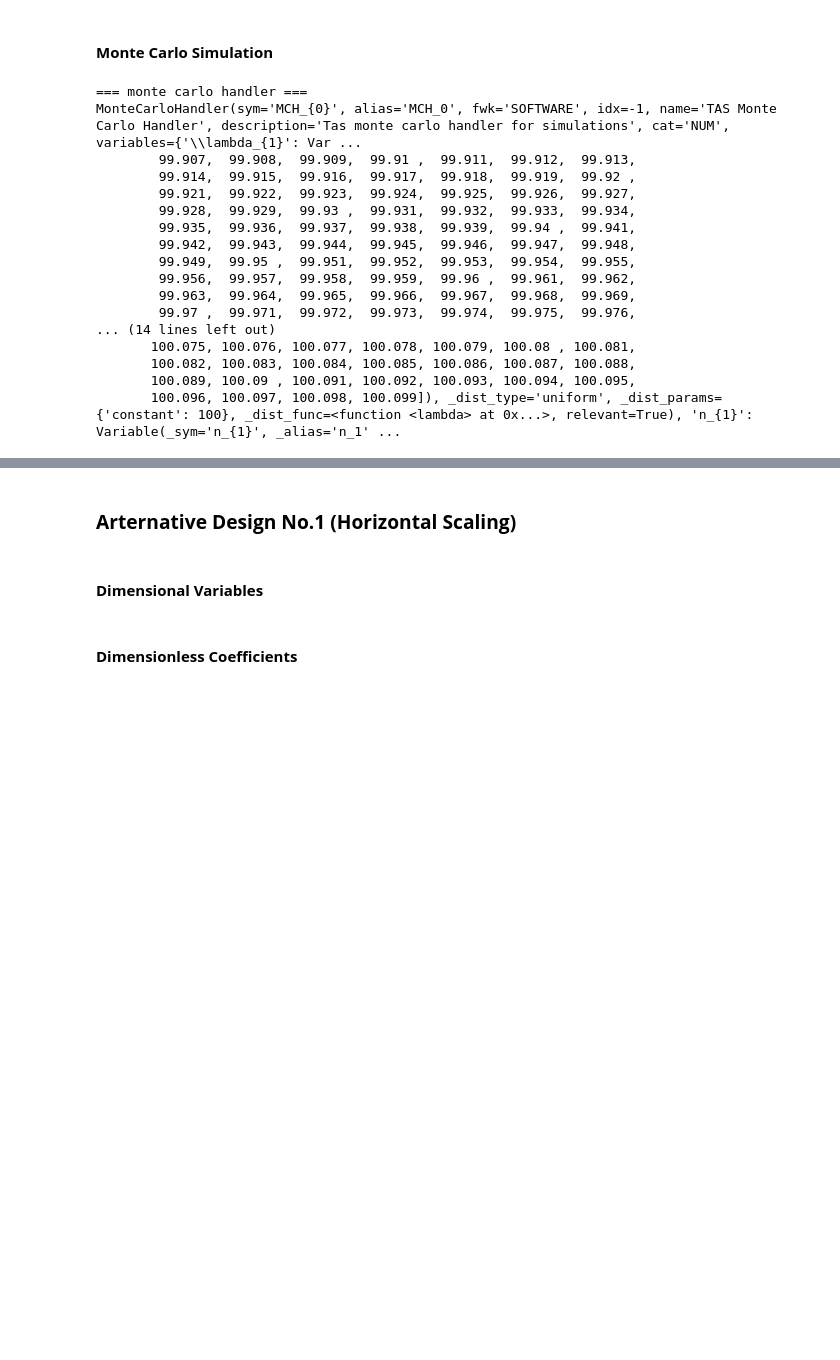
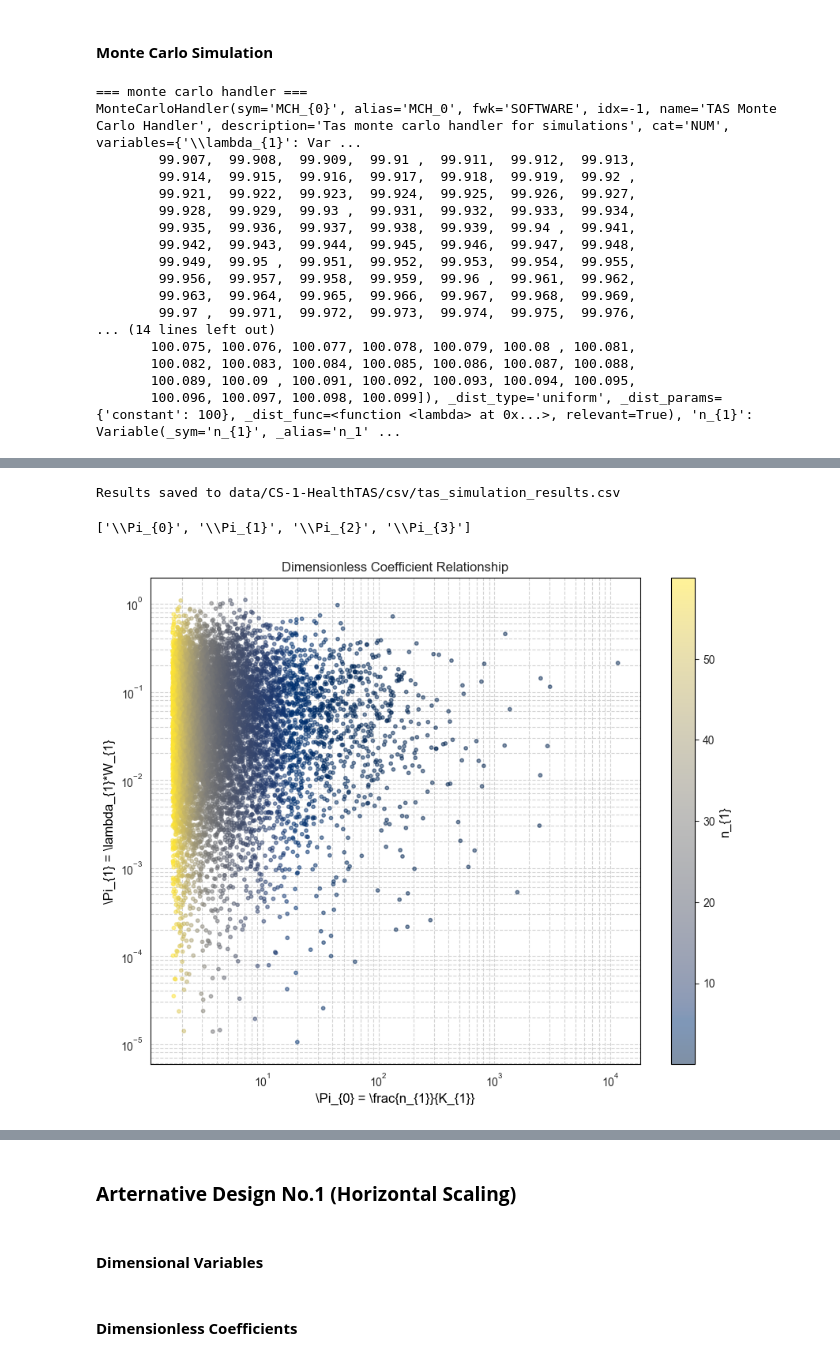
Before and after one commit to DASA-Design/PyDASA, a Jupyter notebook: CS-01 - E-Health - TAS.ipynb, the cells around one changed output, grey strips where cells are left out. Saved outputs shown, nothing was run; the diff lists cells and outputs as text; code cells hidden in the pictures; blank space fills up the shorter version.

```diff
--- a/CS-01 - E-Health - TAS.ipynb
+++ b/CS-01 - E-Health - TAS.ipynb
@@ -613,0 +628,6 @@ Coefficient: \Pi_{1} = \lambda_{1}*W_{1}
+# %%
+# Create a master dataframe
+df_results = pd.DataFrame(all_results)
+
+# Show the first few rows
+print(df_results.head())
@@ -613,0 +655,11 @@ Coefficient: \Pi_{1} = \lambda_{1}*W_{1}
+# %%
+# Add basic statistics as columns
+for pi in tas_mch._coefficients.keys():
+    stats = tas_mch._results[pi]["statistics"]
+    # Calculate normalized values (value/mean)
+    df_results[f"{pi}_normalized"] = df_results[pi] / stats["mean"]
+
+# Print dataframe info
+print(df_results.info())
+print("\nSummary statistics:")
+print(df_results.describe())
@@ -613,0 +684,7 @@ Coefficient: \Pi_{1} = \lambda_{1}*W_{1}
+# %%
+# Save the dataframe to a CSV file
+output_path = "data/CS-1-HealthTAS/csv/tas_simulation_results.csv"
+df_results.to_csv(output_path, index=False)
+print(f"\nResults saved to {output_path}")
+# %% [output]
+Results saved to data/CS-1-HealthTAS/csv/tas_simulation_results.csv
@@ -613,0 +715,45 @@ Coefficient: \Pi_{1} = \lambda_{1}*W_{1}
+# %%
+# Create a Moody-like dimensionless plot
+# plt.figure(figsize=(10, 8))
+plt.figure(figsize=(10, 8), facecolor="white")  # Set figure background to white
+ax = plt.gca()
+ax.set_facecolor("white")
+
+# Get first two coefficients for demonstration
+pi_list = list(tas_mch._coefficients.keys())
+print(pi_list)
+pi_x = pi_list[0]  # First coefficient for x-axis
+pi_y = pi_list[1]  # Second coefficient for y-axis
+
+# Create scatter plot with color based on a third variable (e.g., third coefficient or input)
+scatter = plt.scatter(
+    df_results[pi_x],
+    df_results[pi_y],
+    # Color by one of the variables (adjust as needed)
+    c=df_results["n_{1}_\\Pi_{0}"],
+    alpha=0.5,
+    s=10,
+    cmap="cividis"
+)
+
+# Add color bar
+plt.colorbar(scatter, label="n_{1}")
+
+# Log scales often work well for dimensionless plots
+plt.xscale("log")
+plt.yscale("log")
+
+# Labels and title
+plt.xlabel(f"{pi_x} = {tas_mch._coefficients[pi_x].pi_expr}")
+plt.ylabel(f"{pi_y} = {tas_mch._coefficients[pi_y].pi_expr}")
+plt.title("Dimensionless Coefficient Relationship")
+plt.grid(True, which="both", ls="--", alpha=1)  # Make grid lines more subtle
+
+
+# Save the figure
+plt.savefig("data/CS-1-HealthTAS/img/tas_dimensionless_chart.png",
+            dpi=300, bbox_inches="tight", facecolor="white")
+plt.show()
+# %% [output]
+['\\Pi_{0}', '\\Pi_{1}', '\\Pi_{2}', '\\Pi_{3}']
+[figure, added]
```
Also changed, not shown: parts of 14 cells of this notebook, 6 other files.
